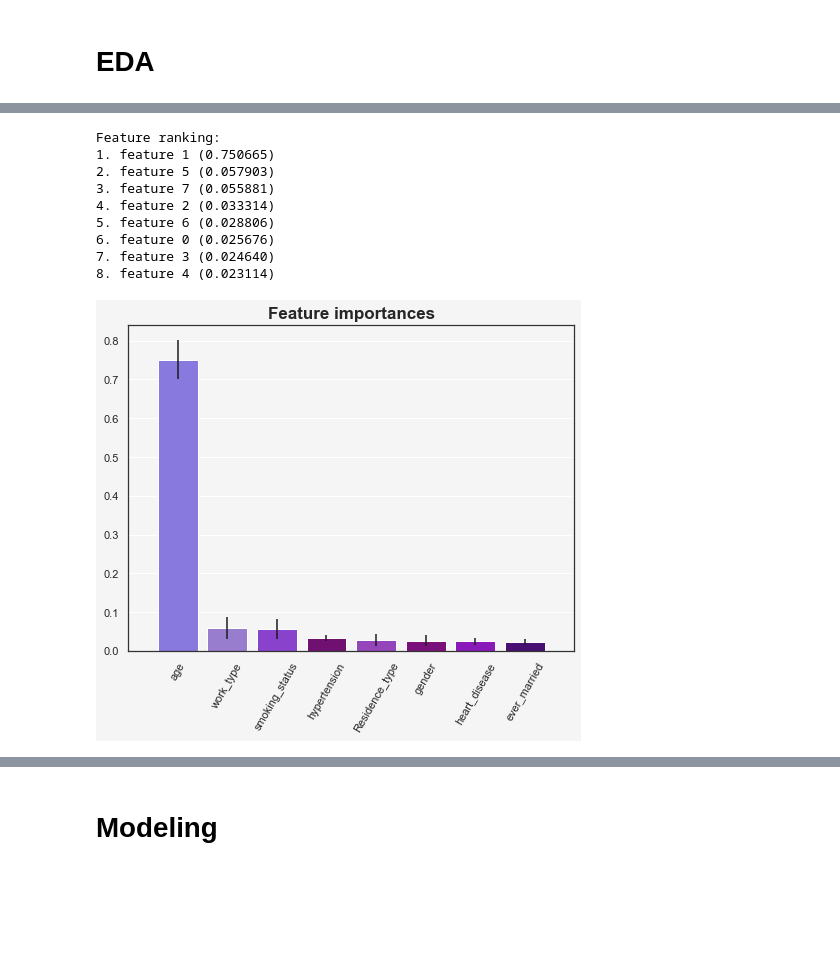
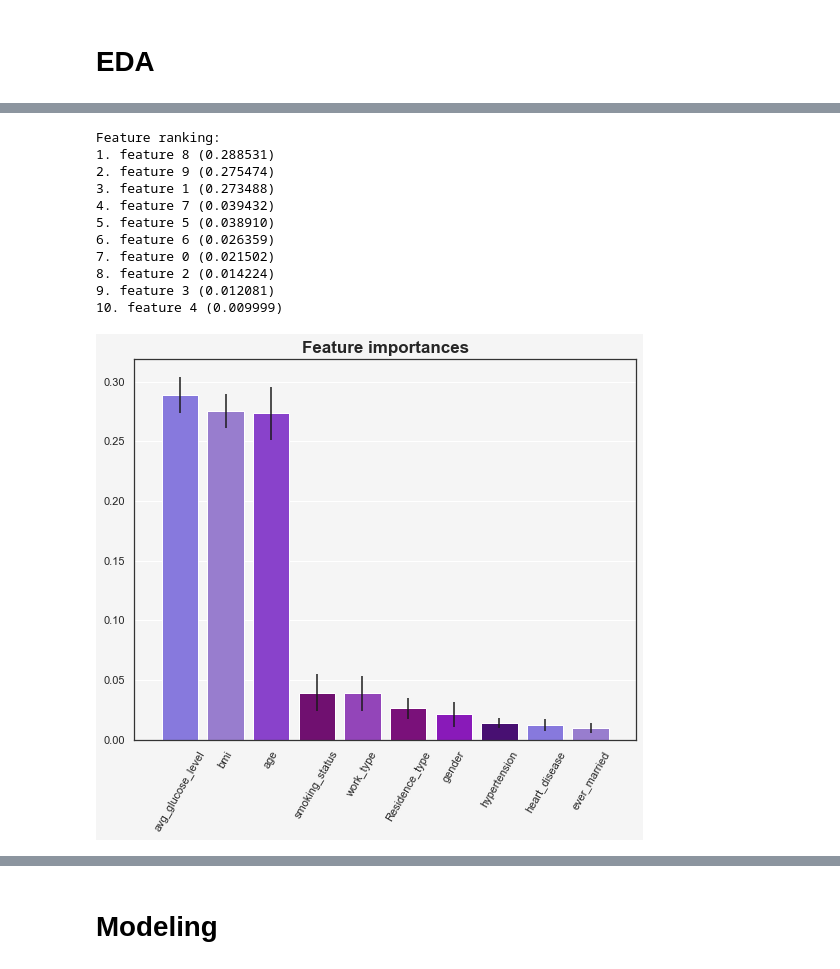
Before and after one commit to yasserzs3/Data_Science_Project, a Jupyter notebook: DS.ipynb, the cells around one changed output, grey strips where cells are left out. Drawn from its saved outputs; the diff is of its cells as text; code cells hidden in the pictures; blank space fills up the shorter version.

```diff
--- a/DS.ipynb
+++ b/DS.ipynb
@@ -413,45 +413,46 @@ hide_toggle()
 [interactive output not drawn]
 # %%
 features=['gender', 'age', 'hypertension', 'heart_disease', 'ever_married',
-       'work_type', 'Residence_type',
-       'smoking_status']
+       'work_type', 'Residence_type','smoking_status', 'avg_glucose_level', 'bmi']
 sp = ['#7B68EE', '#9370DB', '#8A2BE2', '#800080', '#9932CC', '#8B008B', '#9400D3', '#4B0082']
 X = train1[features]
 y = train1['stroke']
 forest = ExtraTreesClassifier(n_estimators=250,
                               random_state=0)
 forest.fit(X, y)
 importances = forest.feature_importances_
 std = np.std([tree.feature_importances_ for tree in forest.estimators_],
              axis=0)
 indices = np.argsort(importances)[::-1]
 
 print("Feature ranking:")
 
 for f in range(X.shape[1]):
     print("%d. feature %d (%f)" % (f + 1, indices[f], importances[indices[f]]))
 
 
 
-plt.figure(figsize=(8,6))
+plt.figure(figsize=(9,7))
 
 plt.title("Feature importances",**title_font)
 sns.barplot(x=np.array(features)[indices], y=importances[indices], palette=sp,yerr=std[indices],ci=None)
 plt.xticks(range(X.shape[1]), np.array(features)[indices],rotation=60)
 plt.xlim([-1, X.shape[1]])
 plt.show()
 hide_toggle()
 # %% [output]
 Feature ranking:
-1. feature 1 (0.750665)
-2. feature 5 (0.057903)
-3. feature 7 (0.055881)
-4. feature 2 (0.033314)
-5. feature 6 (0.028806)
-6. feature 0 (0.025676)
-7. feature 3 (0.024640)
-8. feature 4 (0.023114)
+1. feature 8 (0.288531)
+2. feature 9 (0.275474)
+3. feature 1 (0.273488)
+4. feature 7 (0.039432)
+5. feature 5 (0.038910)
+6. feature 6 (0.026359)
+7. feature 0 (0.021502)
+8. feature 2 (0.014224)
+9. feature 3 (0.012081)
+10. feature 4 (0.009999)
-[figure, old version]
+[figure, new version]
 [interactive output not drawn]
 # %% [markdown]
 # Modeling
```
Also changed, not shown: parts of 4 cells of this notebook.
